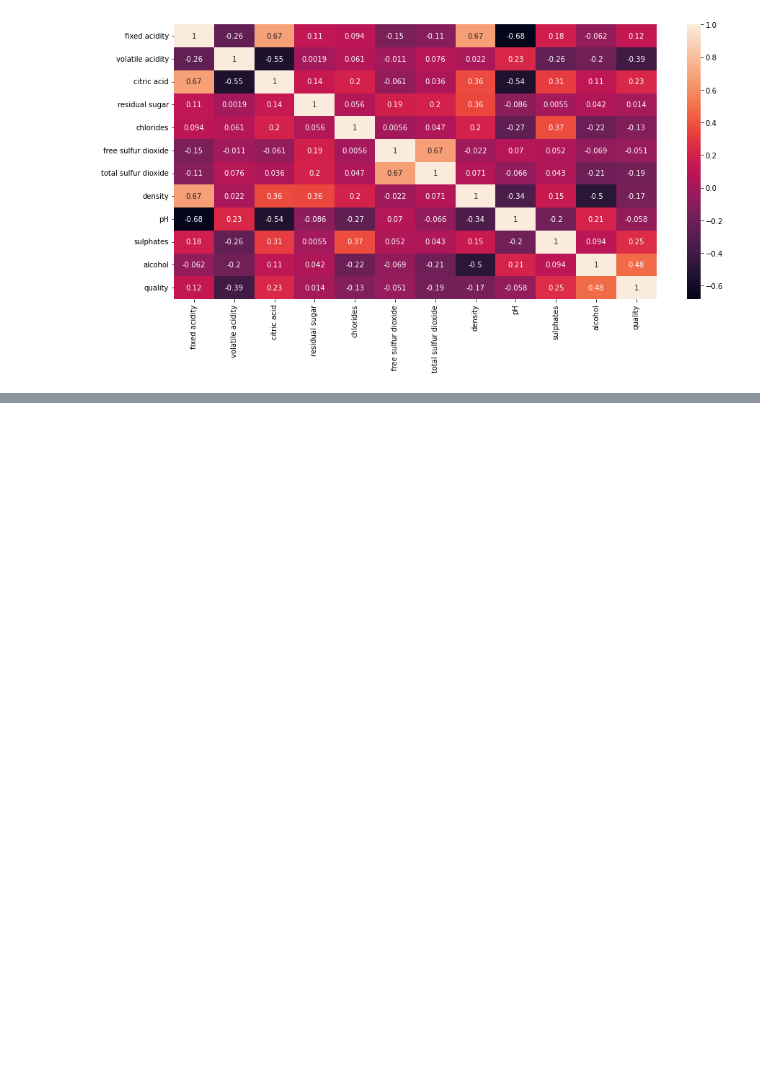
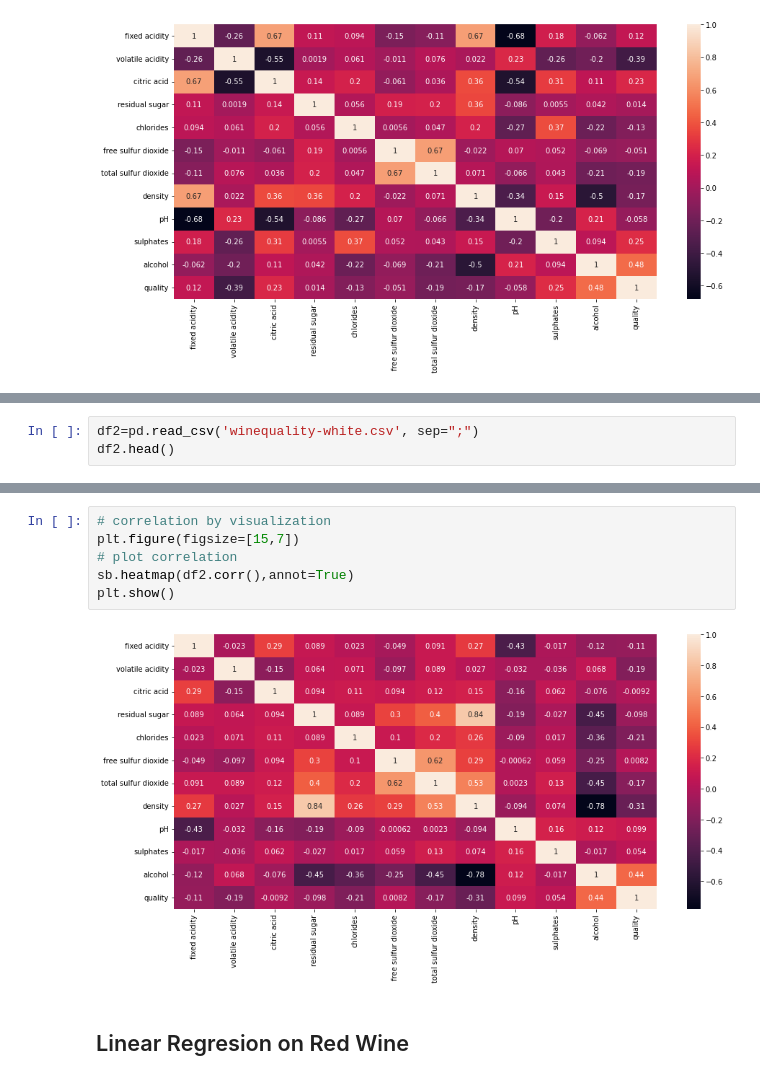
Before and after one commit to aadityasp/Wine-Quality-Prediction, a Jupyter notebook: Final Project.ipynb, the cells around one changed output, grey strips where cells are left out. Cells and saved outputs as stored; diff of their text form; blank space fills up the shorter version.

```diff
--- a/Final Project.ipynb
+++ b/Final Project.ipynb
@@ -66,0 +71,3 @@ X_train, X_test,y_train,y_test=train_test_split(X,y,test_size=0.2)
+# %%
+df2=pd.read_csv('winequality-white.csv', sep=";")
+df2.head()
@@ -66,0 +110,10 @@ X_train, X_test,y_train,y_test=train_test_split(X,y,test_size=0.2)
+# %%
+# correlation by visualization
+plt.figure(figsize=[15,7])
+# plot correlation
+sb.heatmap(df2.corr(),annot=True)
+plt.show()
+# %% [output]
+[figure, added]
+# %% [markdown]
+## Linear Regresion on Red Wine
```
Also changed, not shown: parts of 33 cells of this notebook.
